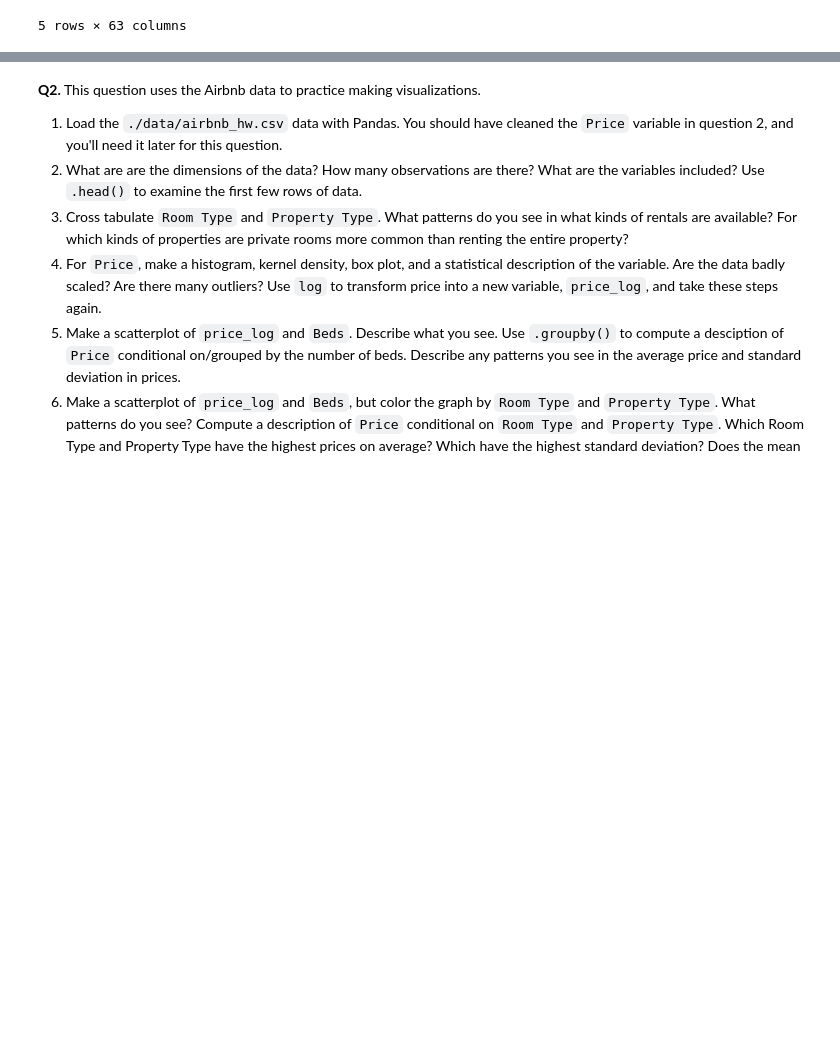
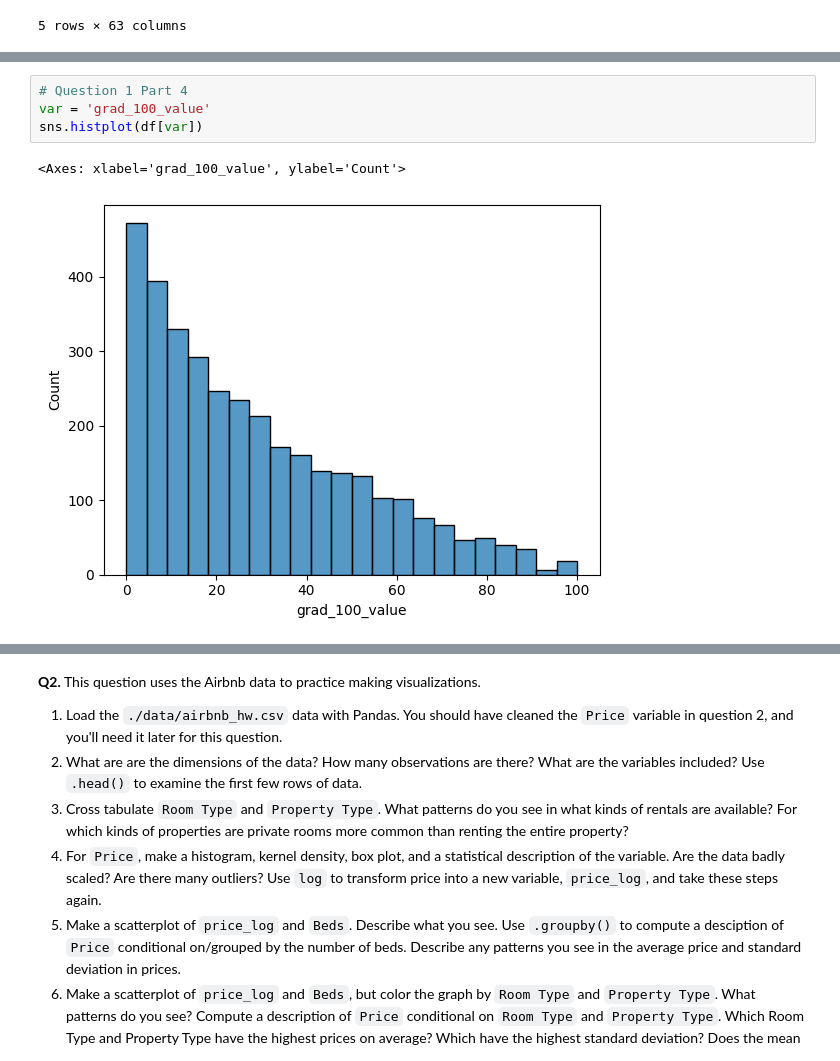
Before and after one commit to gdbwoo/visualization, a Jupyter notebook: assignment/assignment.ipynb, the cells around one changed output, grey strips where cells are left out. Saved outputs shown, nothing was run; the diff lists cells and outputs as text; blank space fills up the shorter version.

```diff
--- a/assignment/assignment.ipynb
+++ b/assignment/assignment.ipynb
@@ -53,0 +78,7 @@ df.head()
+# %%
+# Question 1 Part 4
+var = 'grad_100_value'
+sns.histplot(df[var])
+# %% [output]
+<Axes: xlabel='grad_100_value', ylabel='Count'>
+[figure, added]
```
Also changed, not shown: parts of 8 cells of this notebook.
